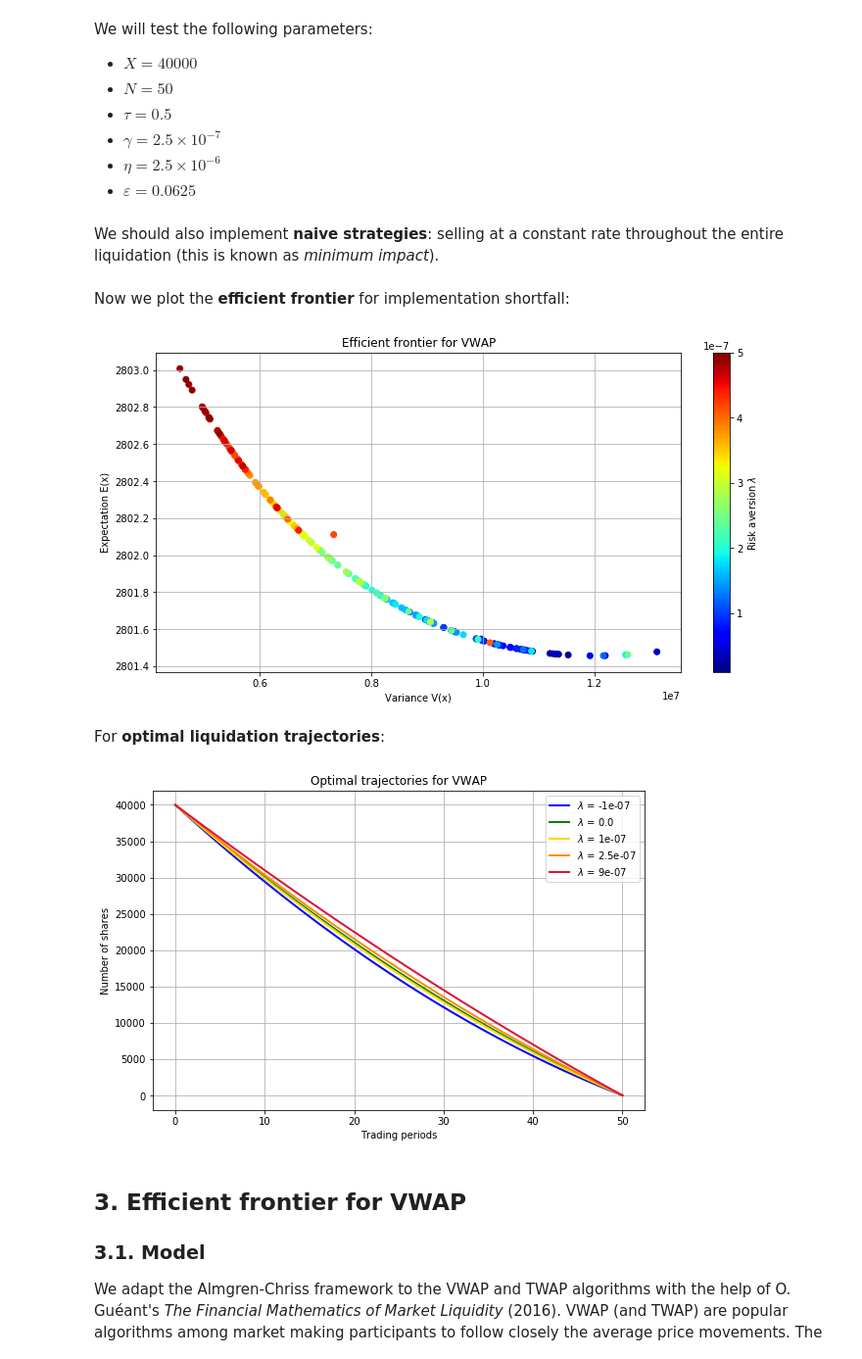
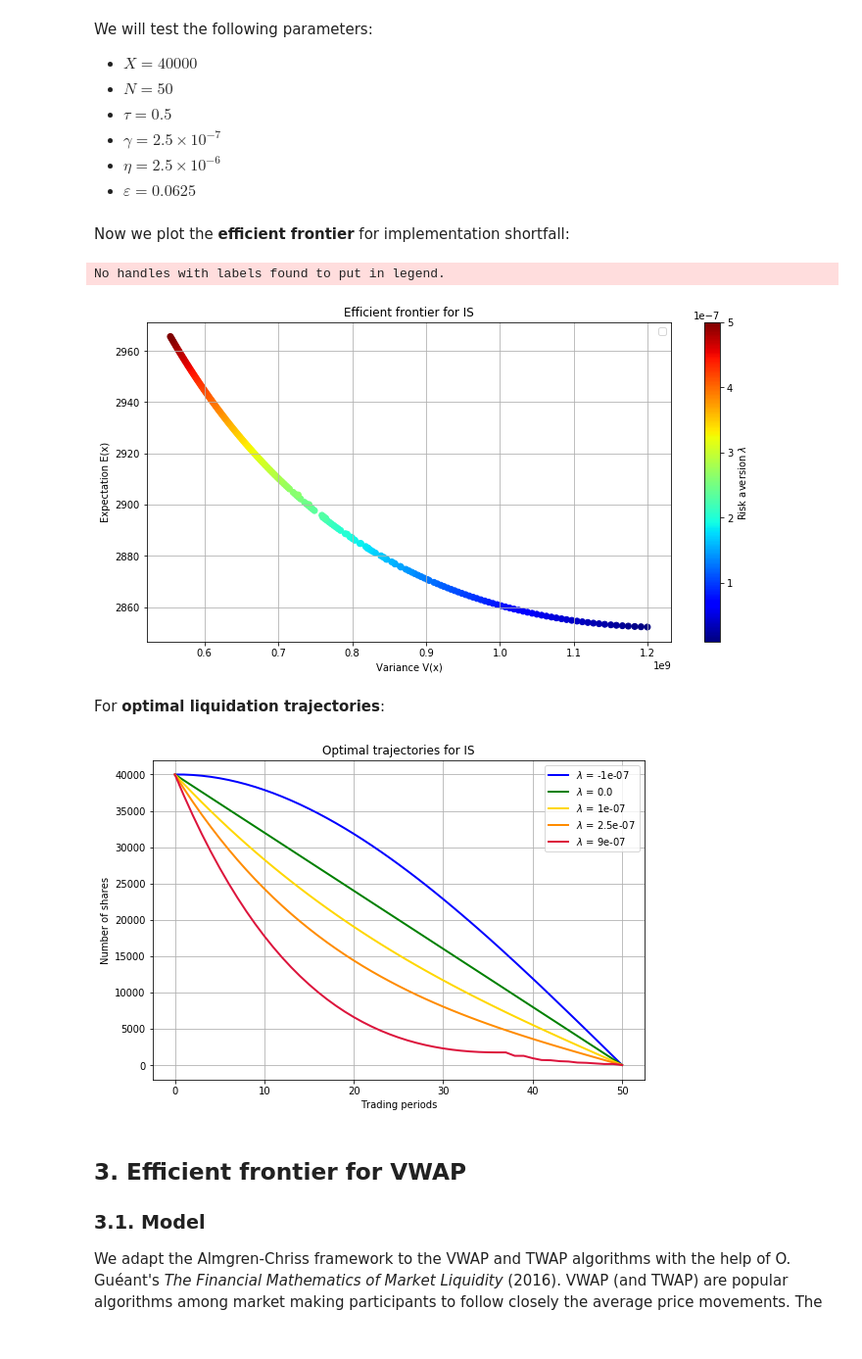
Before and after one commit to IlluvatarEru/ElectronicMarkets, a Jupyter notebook: Almgren-Chriss - Quadratic Programming.ipynb, the cells around one changed output. Shown at 98% size. Drawn from its saved outputs; the diff is of its cells as text; code cells hidden in the pictures.

```diff
--- a/Almgren-Chriss - Quadratic Programming.ipynb
+++ b/Almgren-Chriss - Quadratic Programming.ipynb
@@ -407,13 +373,13 @@ def efficient_frontier(X, risk, nb_T, s0, v,sigma,benchmark='IS', tau=1.0, gamma
         cons = ({'type': 'eq', 'fun': lambda x:  np.sum(x) - X})
 
         if benchmark == "IS":
-            opt = minimize(objective_IS, x0, method='SLSQP', bounds=bnds, constraints=cons)
+            opt = sco.minimize(objective_IS, x0, method='SLSQP', bounds=bnds, constraints=cons)
 
         elif benchmark == "VWAP":
-            opt = minimize(objective_VWAP, x0, method='SLSQP', bounds=bnds, constraints=cons)
+            opt = sco.minimize(objective_VWAP, x0, method='SLSQP', bounds=bnds, constraints=cons)
 
         elif benchmark == "TWAP":
-            opt = minimize(objective_TWAP, x0, method='SLSQP', bounds=bnds, constraints=cons)
+            opt = sco.minimize(objective_TWAP, x0, method='SLSQP', bounds=bnds, constraints=cons)
 
         else:
             raise ValueError("Unknown benchmark: " + str(benchmark))
@@ -507,19 +485,16 @@ We will test the following parameters:
 - $\gamma=2.5 \times 10^{-7}$
 - $\eta=2.5 \times 10^{-6}$
 - $\varepsilon=0.0625$
-# %% [markdown]
-We should also implement **naive strategies**: selling at a constant rate throughout the entire liquidation (this is known as *minimum impact*).
-# %%
-X = 40000
-n = len(hist_opt)
-N_naive = np.ones(n) * X / n
-
-x_naive = variance_IS(N_naive, sigma=0.3, tau=0.5)
-y_naive = expectation_IS(N_naive, tau=0.5, gamma=2.5*10**(-7), eta=2.5*10**(-6), eps=0.0625)
 # %% [markdown]
 Now we plot the **efficient frontier** for implementation shortfall:
 # %%
-def frontier_efficient(risks,benchmark = "IS"):
+_nb_T = 50
+_x0 = np.zeros((nb_T, 1))
+_X = 40000
+_risk = 0.05
+_S0 = 100
+
+def frontier_efficient(risks,X, nb_T, s0, v,sigma,benchmark='IS', tau=1.0, gamma=1.0, eta=1.0, eps=1.0):
 
     """
     Plots the efficient frontier for a given benchmark
@@ -531,12 +506,7 @@ def frontier_efficient(risks,benchmark = "IS"):
     y = []
 
     for r in risks:
-        temp = efficient_frontier(X=40000, risk=r, nb_T=50,s0=100,v = np.ones((nb_T,1)) * V / nb_T,sigma=[0.3 for t in range(50)],
-                          benchmark=benchmark,
-                             tau=0.5,
-                             gamma=2.5*10**(-7),
-                             eta=2.5*10**(-6),
-                             eps=0.0625, plot=False)
+        temp = efficient_frontier(X, r, nb_T, s0, v,sigma,benchmark, tau, gamma, eta, eps,False)
         x.append(temp[2])  # V(x)
         y.append(temp[1])  # E(x)
 
@@ -557,51 +527,47 @@ def frontier_efficient(risks,benchmark = "IS"):
     plt.show()
 
 risks = np.linspace(0.1*10**(-7), 5.0*10**(-7), 200)
-frontier_efficient(risks,'VWAP')
+frontier_efficient(risks,_X, _nb_T, _s0, _v,_sigma,benchmark='IS', tau=0.5, gamma=2.5*10**(-7), eta=2.5*10**(-6), eps=0.0625)
 # %% [output]
+No handles with labels found to put in legend.
-[figure, old version]
+[figure, new version]
 # %% [markdown]
 For **optimal liquidation trajectories**:
 # %%
-def comparison_ef(risks, benchmark='IS'):
+def comparison_ef(risks, X, nb_T, s0, v,sigma,benchmark='IS', tau=1.0, gamma=1.0, eta=1.0, eps=1.0):
 
     """
     Polots the optimal trading trajectories for a list of risk aversion coefficients
     """
 
     N_opts = []
 
     for r in risks:
-        temp = efficient_frontier(X=40000, risk=r, nb_T=50,s0=100,v = np.ones((nb_T,1)) * V / nb_T,sigma=[0.3 for t in range(50)],
-                          benchmark=benchmark,
-                             tau=0.5,
-                             gamma=2.5*10**(-7),
-                             eta=2.5*10**(-6),
-                             eps=0.0625, plot=False)
+        temp = efficient_frontier(X, r, nb_T, s0, v,sigma,benchmark, tau, gamma, eta, eps,False)
 
         N_opts.append(temp[0])
 
 
     # Plotting
     plt.figure(figsize=(9,6))
     plt.plot(N_opts[0], color='blue', lw=2.0, label='$\lambda$ = '+str(risks[0]))
     plt.plot(N_opts[1], color='green', lw=2.0, label='$\lambda$ = '+str(risks[1]))
     plt.plot(N_opts[2], color='gold', lw=2.0, label='$\lambda$ = '+str(risks[2]))
     plt.plot(N_opts[3], color='darkorange', lw=2.0, label='$\lambda$ = '+str(risks[3]))
     plt.plot(N_opts[4], color='crimson', lw=2.0, label='$\lambda$ = '+str(risks[4]))
 
     plt.grid(True)
     plt.title('Optimal trajectories for '+benchmark)
     plt.xlabel('Trading periods')
     plt.ylabel('Number of shares')
     plt.legend(loc='best')
     plt.savefig('liquidation_IS.png')
     plt.show()
 
 risks = [-1*10**(-7), 0.0, 1.0*10**(-7), 2.5*10**(-7), 9.0*10**(-7)]
-comparison_ef(risks,"VWAP")
+comparison_ef(risks,_X, _nb_T, _s0, _v,_sigma,benchmark='IS', tau=0.5, gamma=2.5*10**(-7), eta=2.5*10**(-6), eps=0.0625)
 # %% [output]
-[figure, old version]
+[figure, new version]
 # %% [markdown]
 ## 3. Efficient frontier for VWAP
 
```
Also changed, not shown: parts of 28 cells of this notebook, 7 other files.
